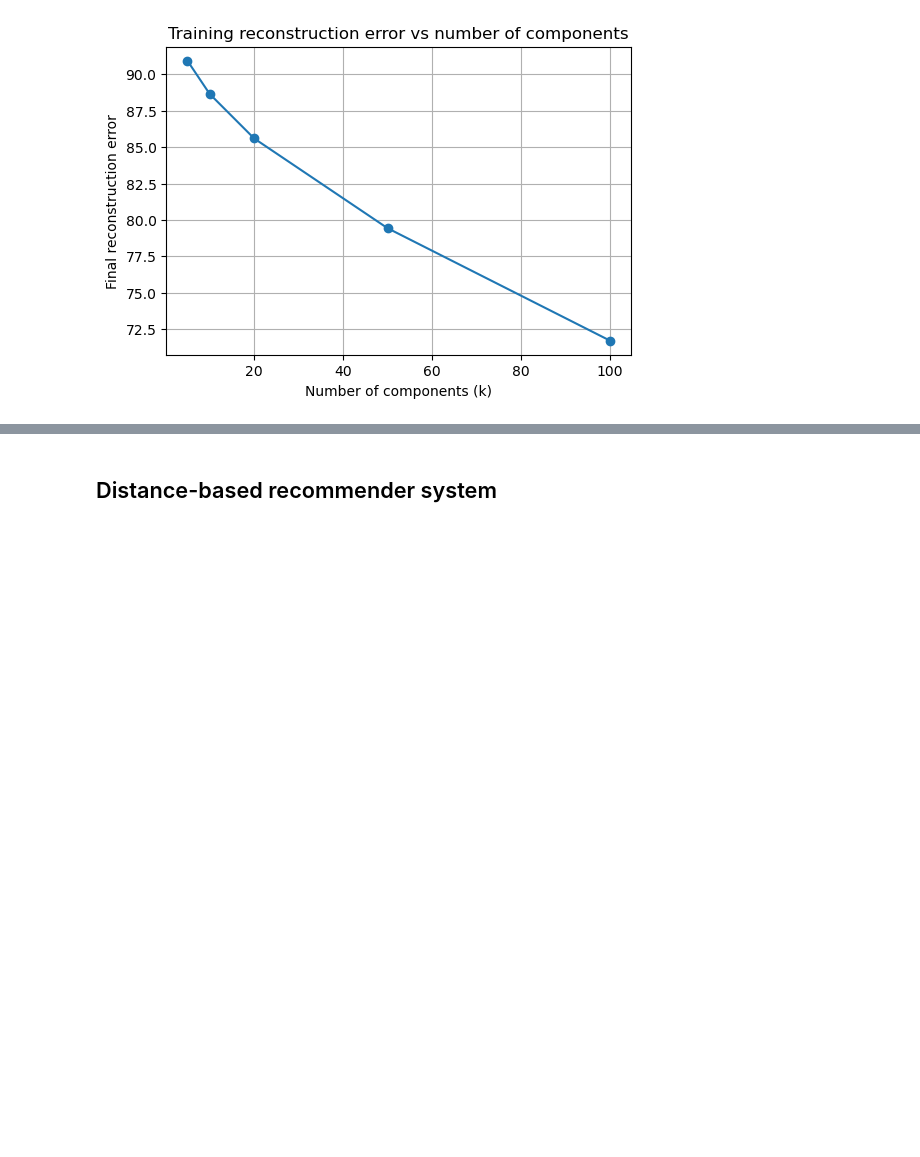
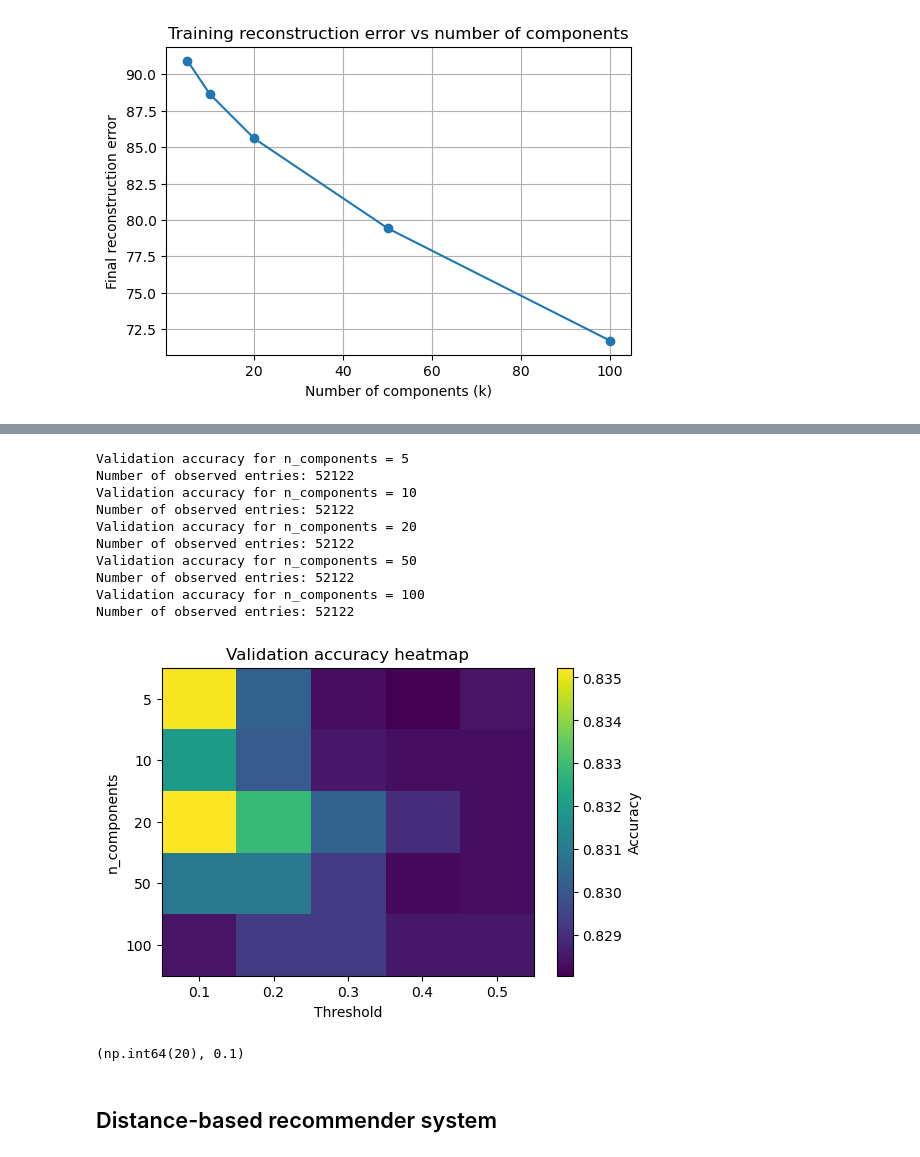
Before and after one commit to ArdaKatrancioglu/dm-lab-2, a Jupyter notebook: dm_2026_lab_assignment_2_pipeline.ipynb, the cells around one changed output, grey strips where cells are left out. Saved outputs shown, nothing was run; the diff lists cells and outputs as text; code cells hidden in the pictures; blank space fills up the shorter version.

```diff
--- a/dm_2026_lab_assignment_2_pipeline.ipynb
+++ b/dm_2026_lab_assignment_2_pipeline.ipynb
@@ -342,3 +379,62 @@ for c in range(len(list_components)):
+# %%
+# Step 4: Get validation accuracies
+# This is where we fit the n_components and the threshold
+
+val_accuracies = np.zeros((len(list_components), len(list_thr)))
+
+for c, k in enumerate(list_components):
+    print(f"Validation accuracy for n_components = {k}")
+
+    # Fit ONLY on training data
+    W, H, _ = nmf_nan(
+        train_data,
+        n_components=k,
+        max_iter=100,
+        tol=1e-3
+    )
+
+    X_hat = W @ H
+    mask_val = ~np.isnan(val_data)
+
+    for t, thr in enumerate(list_thr):
+        X_pred = (X_hat >= thr).astype(int)
+
+        correct = (X_pred[mask_val] == val_data[mask_val]).sum()
+        total = mask_val.sum()
+
+        val_accuracies[c, t] = correct / total
+
+plt.figure(figsize=(6,4))
+plt.imshow(val_accuracies, cmap='viridis', aspect='auto')
+
+plt.xticks(range(len(list_thr)), list_thr)
+plt.yticks(range(len(list_components)), list_components)
+
+plt.xlabel("Threshold")
+plt.ylabel("n_components")
+plt.title("Validation accuracy heatmap")
+plt.colorbar(label="Accuracy")
+plt.show()
+
+best_idx = np.unravel_index(np.argmax(val_accuracies), val_accuracies.shape)
+
+best_k = list_components[best_idx[0]]
+best_thr = list_thr[best_idx[1]]
+
+best_k, best_thr
+# %% [output]
+Validation accuracy for n_components = 5
+Number of observed entries: 52122
+Validation accuracy for n_components = 10
+Number of observed entries: 52122
+Validation accuracy for n_components = 20
+Number of observed entries: 52122
+Validation accuracy for n_components = 50
+Number of observed entries: 52122
+Validation accuracy for n_components = 100
+Number of observed entries: 52122
+[figure, added]
+(np.int64(20), 0.1)
 # %%
 # Step 5: Get the final test accuracy
 # We use the n_components and the threshold we fit on the validation set
```
Also changed, not shown: parts of 5 cells of this notebook.
